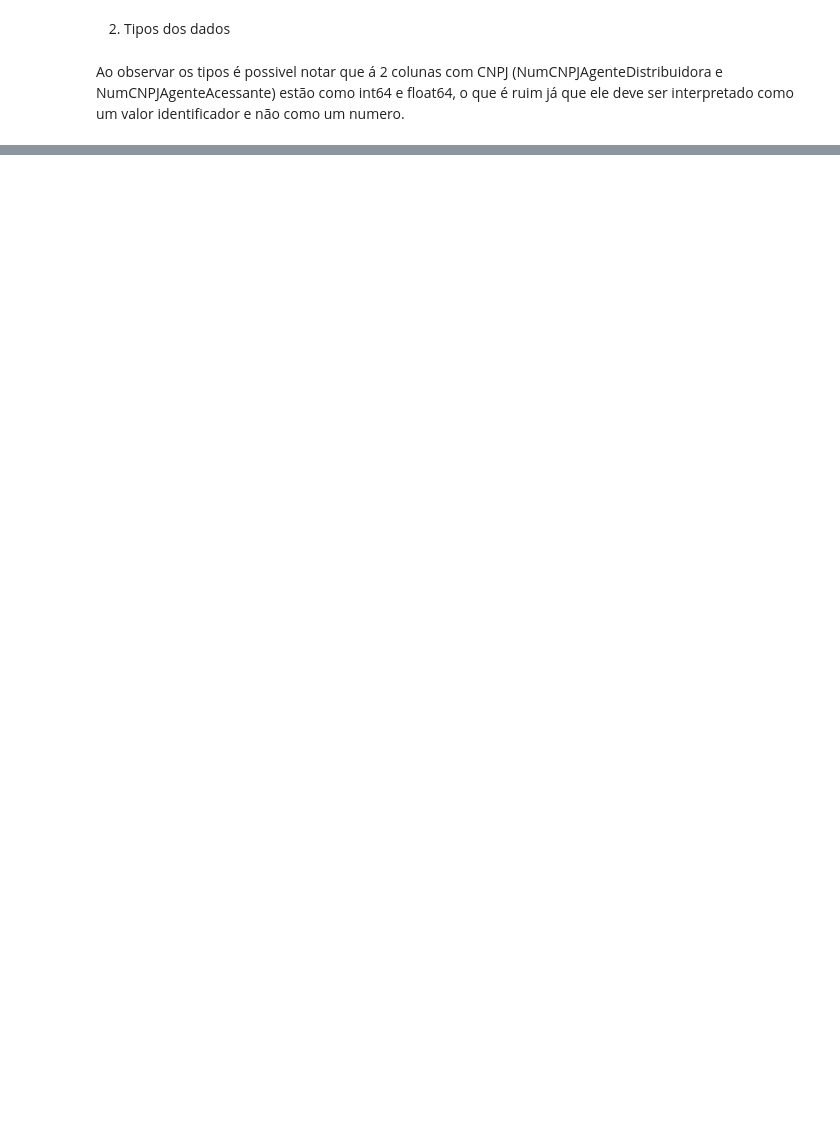
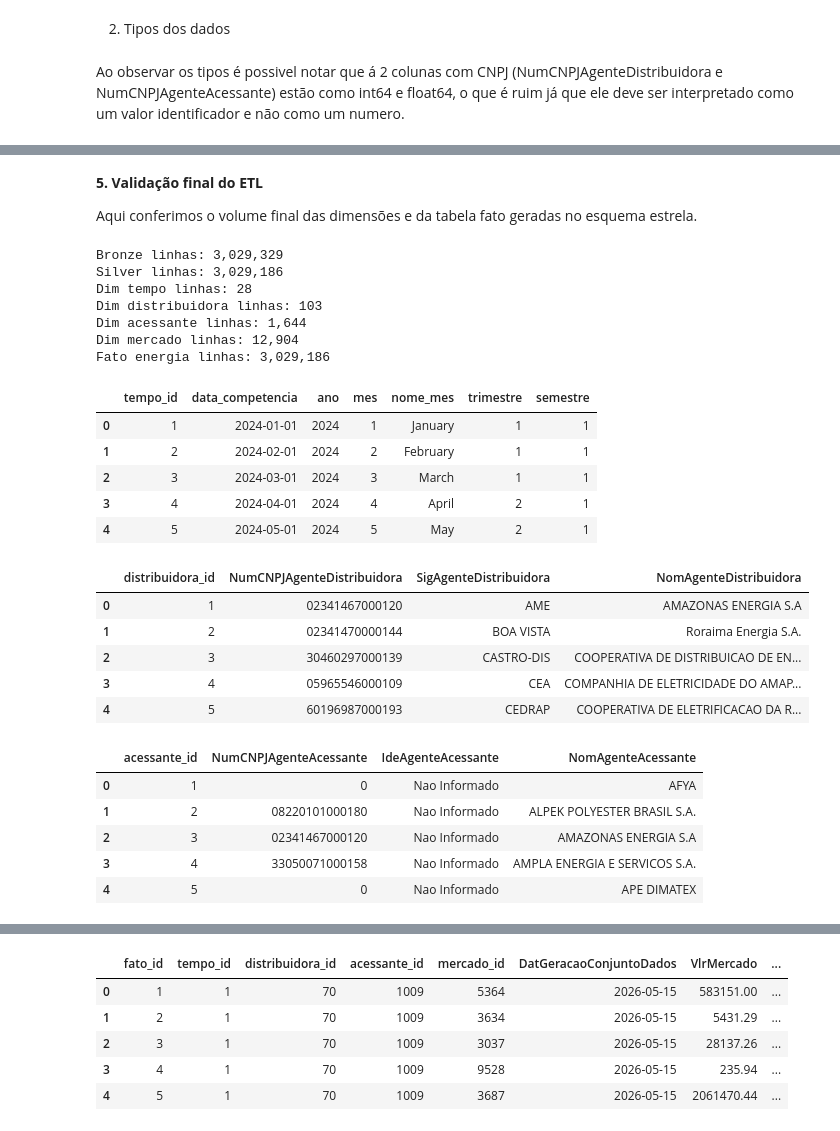
Before and after one commit to Cafeko/Projeto_integra-o-BD-2026.1, a Jupyter notebook: Notebooks/ETL.ipynb, the cells around one changed output, grey strips where cells are left out. Cells and saved outputs as stored; diff of their text form; code cells hidden in the pictures; blank space fills up the shorter version.

```diff
--- a/Notebooks/ETL.ipynb
+++ b/Notebooks/ETL.ipynb
@@ -121,0 +425,44 @@ Para corrigir isso o tipo dos valores dessas colunas serão alterados para strin
+# %% [markdown]
+**5. Validação final do ETL**
+
+Aqui conferimos o volume final das dimensões e da tabela fato geradas no esquema estrela.
+# %%
+print(f"Bronze linhas: {len(df):,}")
+print(f"Silver linhas: {len(silver_df):,}")
+print(f"Dim tempo linhas: {len(dim_tempo):,}")
+print(f"Dim distribuidora linhas: {len(dim_distribuidora):,}")
+print(f"Dim acessante linhas: {len(dim_acessante):,}")
+print(f"Dim mercado linhas: {len(dim_mercado):,}")
+print(f"Fato energia linhas: {len(fato_energia):,}")
+
+display(dim_tempo.head())
+display(dim_distribuidora.head())
+display(dim_acessante.head())
+display(dim_mercado.head())
+display(fato_energia.head())
+# %% [output]
+Bronze linhas: 3,029,329
+Silver linhas: 3,029,186
+Dim tempo linhas: 28
+Dim distribuidora linhas: 103
+Dim acessante linhas: 1,644
+Dim mercado linhas: 12,904
+Fato energia linhas: 3,029,186
+|  | tempo_id | data_competencia | ano | mes | nome_mes | trimestre | semestre |
+| 0 | 1 | 2024-01-01 | 2024 | 1 | January | 1 | 1 |
+| 1 | 2 | 2024-02-01 | 2024 | 2 | February | 1 | 1 |
+| 2 | 3 | 2024-03-01 | 2024 | 3 | March | 1 | 1 |
+| 3 | 4 | 2024-04-01 | 2024 | 4 | April | 2 | 1 |
+| 4 | 5 | 2024-05-01 | 2024 | 5 | May | 2 | 1 |
+|  | distribuidora_id | NumCNPJAgenteDistribuidora | SigAgenteDistribuidora | NomAgenteDistribuidora |
+| 0 | 1 | 02341467000120 | AME | AMAZONAS ENERGIA S.A |
+| 1 | 2 | 02341470000144 | BOA VISTA | Roraima Energia S.A. |
+| 2 | 3 | 30460297000139 | CASTRO-DIS | COOPERATIVA DE DISTRIBUICAO DE EN... |
+| 3 | 4 | 05965546000109 | CEA | COMPANHIA DE ELETRICIDADE DO AMAP... |
+| 4 | 5 | 60196987000193 | CEDRAP | COOPERATIVA DE ELETRIFICACAO DA R... |
+|  | acessante_id | NumCNPJAgenteAcessante | IdeAgenteAcessante | NomAgenteAcessante |
+| 0 | 1 | 0 | Nao Informado | AFYA |
+| 1 | 2 | 08220101000180 | Nao Informado | ALPEK POLYESTER BRASIL S.A. |
+| 2 | 3 | 02341467000120 | Nao Informado | AMAZONAS ENERGIA S.A |
+| 3 | 4 | 33050071000158 | Nao Informado | AMPLA ENERGIA E SERVICOS S.A. |
+| 4 | 5 | 0 | Nao Informado | APE DIMATEX |
@@ -121,0 +475,6 @@ Para corrigir isso o tipo dos valores dessas colunas serão alterados para strin
+|  | fato_id | tempo_id | distribuidora_id | acessante_id | mercado_id | DatGeracaoConjuntoDados | VlrMercado | ... |
+| 0 | 1 | 1 | 70 | 1009 | 5364 | 2026-05-15 | 583151.00 | ... |
+| 1 | 2 | 1 | 70 | 1009 | 3634 | 2026-05-15 | 5431.29 | ... |
+| 2 | 3 | 1 | 70 | 1009 | 3037 | 2026-05-15 | 28137.26 | ... |
+| 3 | 4 | 1 | 70 | 1009 | 9528 | 2026-05-15 | 235.94 | ... |
+| 4 | 5 | 1 | 70 | 1009 | 3687 | 2026-05-15 | 2061470.44 | ... |
```
Also changed, not shown: parts of 15 cells of this notebook, 13 other files.
